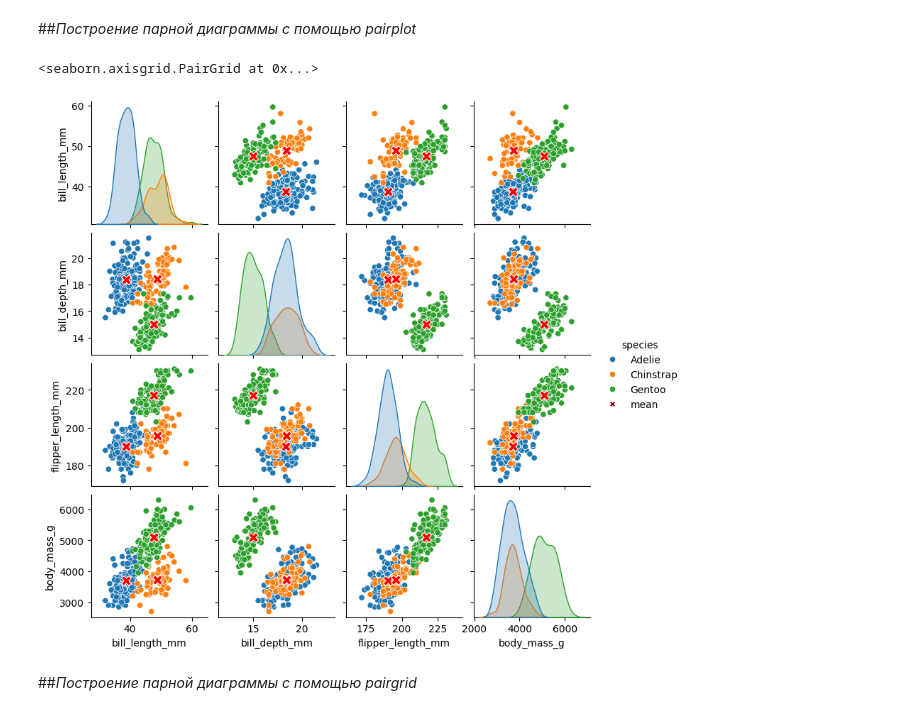
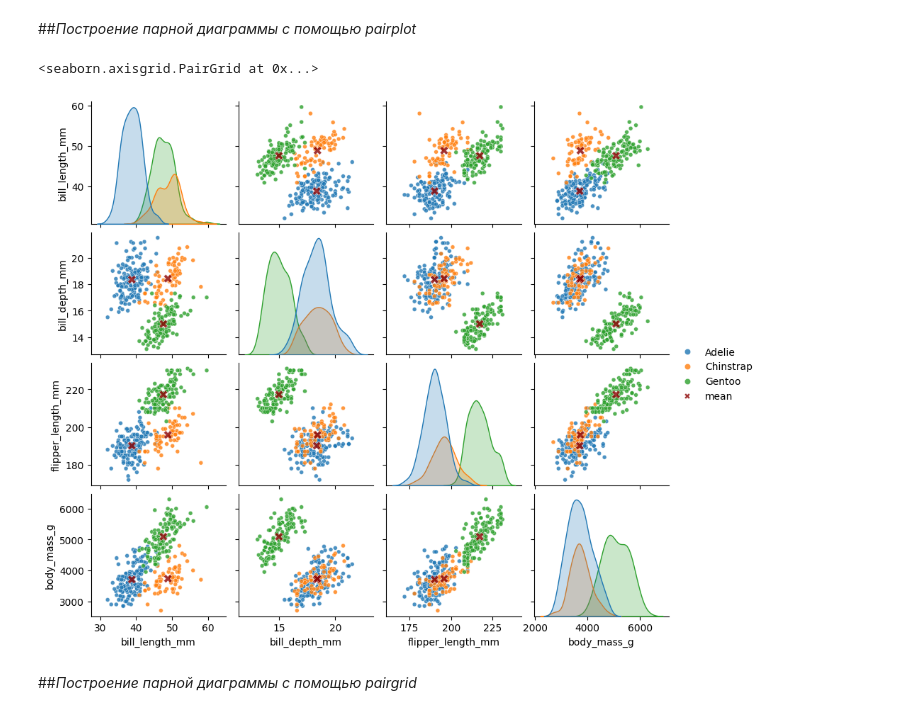
Before and after one commit to vitalns/pairplot, a Jupyter notebook: pairplot.ipynb, the cells around one changed output. Saved outputs shown, nothing was run; the diff lists cells and outputs as text; code cells hidden in the pictures.

```diff
--- a/pairplot.ipynb
+++ b/pairplot.ipynb
@@ -60,41 +60,44 @@ penguins_avg.tail()
 # %%
 # Построим парную диаграмму с помощью pairplot и добавим средние значения на график.
 
 g = sns.pairplot(data=penguins_avg,  # Используем датасет со средними значениями, чтобы маркер добавился на легенду
                  hue='species',
                  diag_kind='None', # На диагональ добавим графики отдельно без средних значений
                  markers=['o', 'o', 'o', 'X'],
                  palette= sns.color_palette('tab10')[:3] + ['darkred'],  # по умолчанию palette='tab10'
-                #  plot_kws=dict(alpha=.8, # Портит легенду
-                #                size=penguins_avg.apply(lambda x: 100 if x.species=='mean' else 50, axis=1)),  # Размер маркера меняется, но портит легенду.
+                 plot_kws=dict(alpha=.8,
+                               size=penguins_avg.apply(lambda x: 100 if x.species=='mean' else 50, axis=1)),  # Размер маркера меняется, но портится легенду.
                  height=2  # Масштаб графика
                  )
+
+# Поправим легенду, убираем лишнее после параметризации размера маркера в plot_kws.
+hue_names = g.hue_names  # Сохраняем данные легенды
+g._legend.remove()  # Удаляем легенду
+g.add_legend(label_order=hue_names[1:5], title='')  # Строим легенду заново, отбросив лишнее.
 # В легенде по умолчанию используется список созданных экземпляров из hue.
 # g.add_legend(legend_data=g._legend_data)
-# g._legend.remove()  # Убрать легенду можно используя метод remove
 
 # Добавим на диагональные графики kdeplot, исключив средние значения.
 g.map_diag(sns.kdeplot, fill=True,
            data=penguins_avg[penguins_avg.species != 'mean'],
            hue='species'
            )
 
+# # Настроить размер маркера среднего значения можно наложив диаграмму "поверх", не используя plot_kws.
+# g.data = penguins_avg[penguins_avg.species == 'mean']
+# g.map_offdiag(func=sns.scatterplot,
+#               hue=None,  # Необходимо сбросить hue, чтобы маркеру среднего задать новые установки
+#               s=100, marker='X', color='r')
 
-# Настроим размер маркера среднего значения наложив диаграмму "поверх", так как plot_kws=dict(size=[...] портит легенду.
-g.data = penguins_avg[penguins_avg.species == 'mean']
-g.map_offdiag(func=sns.scatterplot,
-              hue=None,  # Необходимо сбросить hue, чтобы маркеру среднего задать новые установки
-              s=100, marker='X', color='r')
-
-# # C включённым hue не получается задать размер маркера через список или функцию.
+# # C включённым hue не получилось задать размер маркера через список или функцию.
 # g.map_offdiag(func=plt.scatter,
 #               marker='v', s=50, color='g',
 #               data=penguins_avg[penguins_avg.species == 'mean'],
 #               # size=penguins_avg.apply(lambda x: 200 if x.species=='mean' else 50, axis=1)
 #               )
 # %% [output]
 <seaborn.axisgrid.PairGrid at 0x...>
-[figure, old version]
+[figure, new version]
 # %% [markdown]
 ##*Построение парной диаграммы с помощью pairgrid*
 # %%
```
Also changed, not shown: parts of 3 cells of this notebook.
